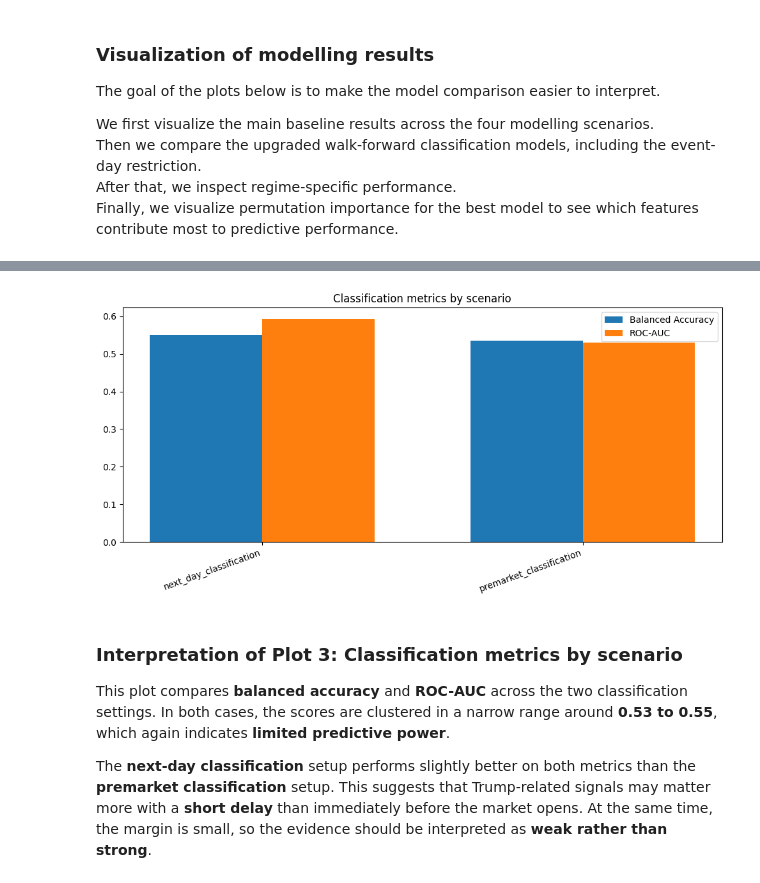
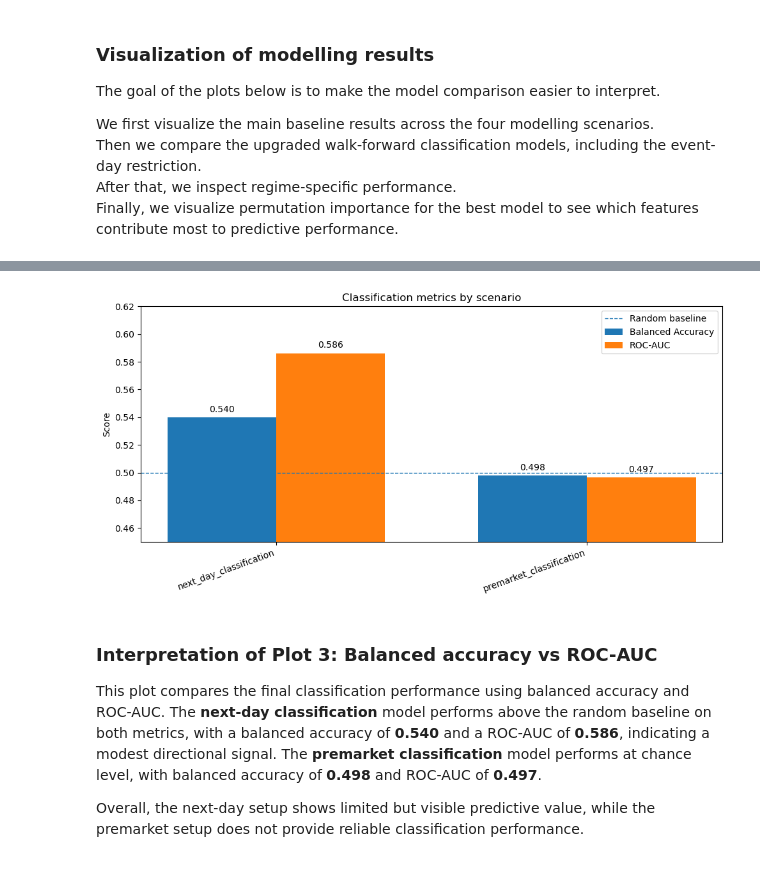
Before and after one commit to deercarla/trump-tweets-nlp, a Jupyter notebook: 5_modelling/modelling.ipynb, the cells around one changed output, grey strips where cells are left out. Drawn from its saved outputs; the diff is of its cells as text; code cells hidden in the pictures.

Commit message:
Modelling Overhaul

```diff
--- a/5_modelling/modelling.ipynb
+++ b/5_modelling/modelling.ipynb
@@ -617,10 +1100,0 @@ Overall, the results suggest that **predicting market direction is slightly more
-# %%
-# 11) Combine all results
-
-all_validation_results = pd.concat(validation_tables.values(), ignore_index=True)
-all_test_results = pd.concat(test_tables.values(), ignore_index=True)
-
-print("Validation results shape:", all_validation_results.shape)
-print("Test results shape:", all_test_results.shape)
-
-all_validation_results.head(25)
@@ -1683,28 +2748,79 @@ This confirms that the modelling setup is **not able to predict return magnitude
 # %%
 # 4) Main test results: balanced accuracy vs ROC-AUC
 
-cls_compare = all_test_results[all_test_results["task"] == "classification"].copy()
+cls_compare = (
+    all_test_results[all_test_results["task"] == "classification"]
+    .copy()
+    .sort_values("test_roc_auc", ascending=False)
+    .reset_index(drop=True)
+)
 
 fig, ax = plt.subplots(figsize=(10, 5))
+
 x = np.arange(len(cls_compare))
 width = 0.35
 
-ax.bar(x - width/2, cls_compare["test_balanced_accuracy"], width, label="Balanced Accuracy")
-ax.bar(x + width/2, cls_compare["test_roc_auc"], width, label="ROC-AUC")
+bars_bal = ax.bar(
+    x - width / 2,
+    cls_compare["test_balanced_accuracy"],
+    width,
+    label="Balanced Accuracy"
+)
+
+bars_auc = ax.bar(
+    x + width / 2,
+    cls_compare["test_roc_auc"],
+    width,
+    label="ROC-AUC"
+)
+
+ax.axhline(
+    0.50,
+    linestyle="--",
+    linewidth=1,
+    label="Random baseline"
+)
 
 ax.set_xticks(x)
-ax.set_xticklabels(cls_compare["scenario"], rotation=20, ha="right")
+ax.set_xticklabels(
+    cls_compare["scenario"],
+    rotation=20,
+    ha="right"
+)
+
+ax.set_ylabel("Score")
 ax.set_title("Classification metrics by scenario")
+ax.set_ylim(
+    0.45,
+    max(
+        0.62,
+        cls_compare[["test_balanced_accuracy", "test_roc_auc"]].max().max() + 0.03
+    )
+)
+
+for bars in [bars_bal, bars_auc]:
+    for bar in bars:
+        height = bar.get_height()
+
+        if pd.notna(height):
+            ax.annotate(
+                f"{height:.3f}",
+                xy=(bar.get_x() + bar.get_width() / 2, height),
+                xytext=(0, 4),
+                textcoords="offset points",
+                ha="center",
+                va="bottom"
+            )
+
 ax.legend()
-
 plt.tight_layout()
 plt.show()
 # %% [output]
-[figure, old version]
+[figure, new version]
 # %% [markdown]
-### Interpretation of Plot 3: Classification metrics by scenario
+### Interpretation of Plot 3: Balanced accuracy vs ROC-AUC
 
-This plot compares **balanced accuracy** and **ROC-AUC** across the two classification settings. In both cases, the scores are clustered in a narrow range around **0.53 to 0.55**, which again indicates **limited predictive power**.
+This plot compares the final classification performance using balanced accuracy and ROC-AUC. The **next-day classification** model performs above the random baseline on both metrics, with a balanced accuracy of **0.540** and a ROC-AUC of **0.586**, indicating a modest directional signal. The **premarket classification** model performs at chance level, with balanced accuracy of **0.498** and ROC-AUC of **0.497**.
 
-The **next-day classification** setup performs slightly better on both metrics than the **premarket classification** setup. This suggests that Trump-related signals may matter more with a **short delay** than immediately before the market opens. At the same time, the margin is small, so the evidence should be interpreted as **weak rather than strong**.
+Overall, the next-day setup shows limited but visible predictive value, while the premarket setup does not provide reliable classification performance.
 # %%
```
Also changed, not shown: parts of 49 cells of this notebook, 18 other files.
